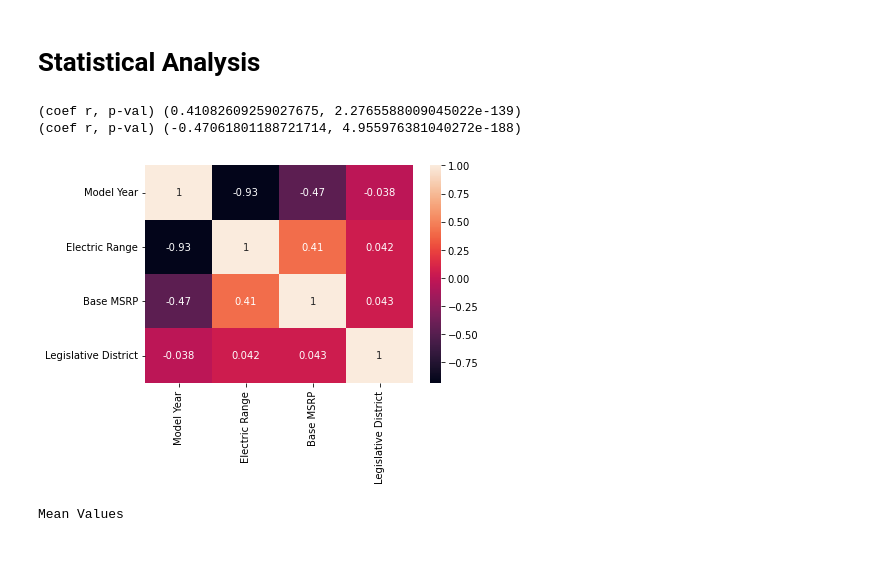
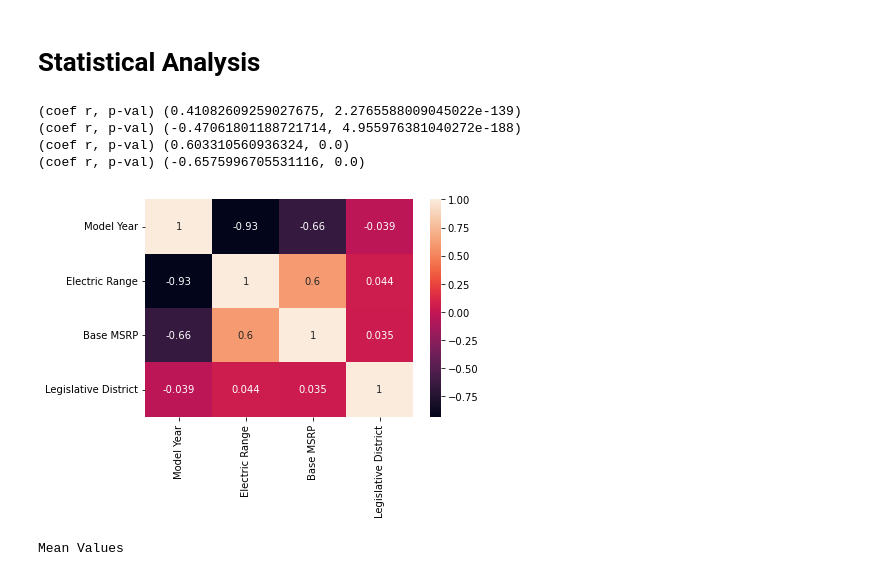
Before and after one commit to Saur9315/EV_data_analysis, a Jupyter notebook: electric_veh.ipynb, the cells around one changed output. Saved outputs shown, nothing was run; the diff lists cells and outputs as text; code cells hidden in the pictures.

```diff
--- a/electric_veh.ipynb
+++ b/electric_veh.ipynb
@@ -145,6 +144,8 @@ data[data['Base MSRP']>180000]
 | 113994 | 2018 | PORSCHE | PANAMERA | 14.0 | 184400.0 | Plug-in Hybrid Electric Vehicle (... | Not eligible due to low battery r... | ... |
 | 125420 | 2018 | PORSCHE | PANAMERA | 14.0 | 184400.0 | Plug-in Hybrid Electric Vehicle (... | Not eligible due to low battery r... | ... |
 | 131064 | 2018 | PORSCHE | PANAMERA | 14.0 | 184400.0 | Plug-in Hybrid Electric Vehicle (... | Not eligible due to low battery r... | ... |
+# %%
+data_v2 = data[data['Base MSRP']<180000]
 # %%
 cat_data = data['Make'].value_counts()
 cat2 = data['Model'].value_counts()
@@ -171,15 +172,20 @@ plot_bar(data['Clean Alternative Fuel Vehicle (CAFV) Eligibility'].value_counts(
 # %%
 import scipy.stats as st
 
-print('(coef r, p-val)', st.pearsonr(data['Electric Range'], data['Base MSRP']))
-print('(coef r, p-val)', st.pearsonr(data['Model Year'], data['Base MSRP']))
+# print('(coef r, p-val)', st.pearsonr(data['Electric Range'], data['Base MSRP']))
+# print('(coef r, p-val)', st.pearsonr(data['Model Year'], data['Base MSRP']))
+
+print('(coef r, p-val)', st.pearsonr(data_v2['Electric Range'], data_v2['Base MSRP']))
+print('(coef r, p-val)', st.pearsonr(data_v2['Model Year'], data_v2['Base MSRP']))
 # %% [output]
 (coef r, p-val) (0.41082609259027675, 2.2765588009045022e-139)
 (coef r, p-val) (-0.47061801188721714, 4.955976381040272e-188)
+(coef r, p-val) (0.603310560936324, 0.0)
+(coef r, p-val) (-0.6575996705531116, 0.0)
 # %%
-sns.heatmap(data.corr(), annot=True);
+sns.heatmap(data_v2.corr(), annot=True);
 # %% [output]
-[figure, old version]
+[figure, new version]
 # %%
 data_group = data.groupby(['Make', 'Model']).mean()[['Model Year', 'Electric Range', 'Base MSRP', 'Legislative District']]
 data_group['Base MSRP'] = round(data_group['Base MSRP'], 2)
```
Also changed, not shown: parts of 8 cells of this notebook.
